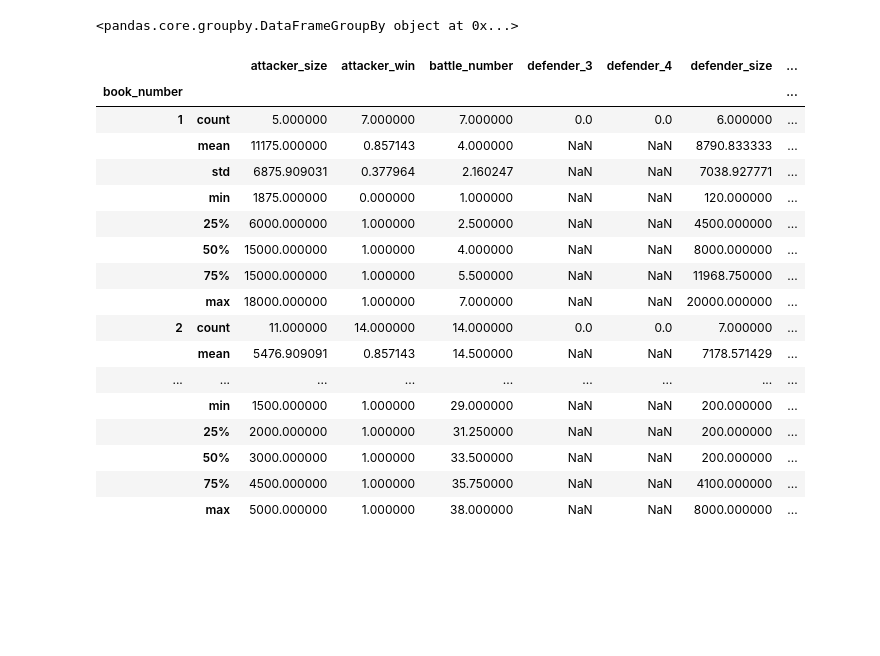
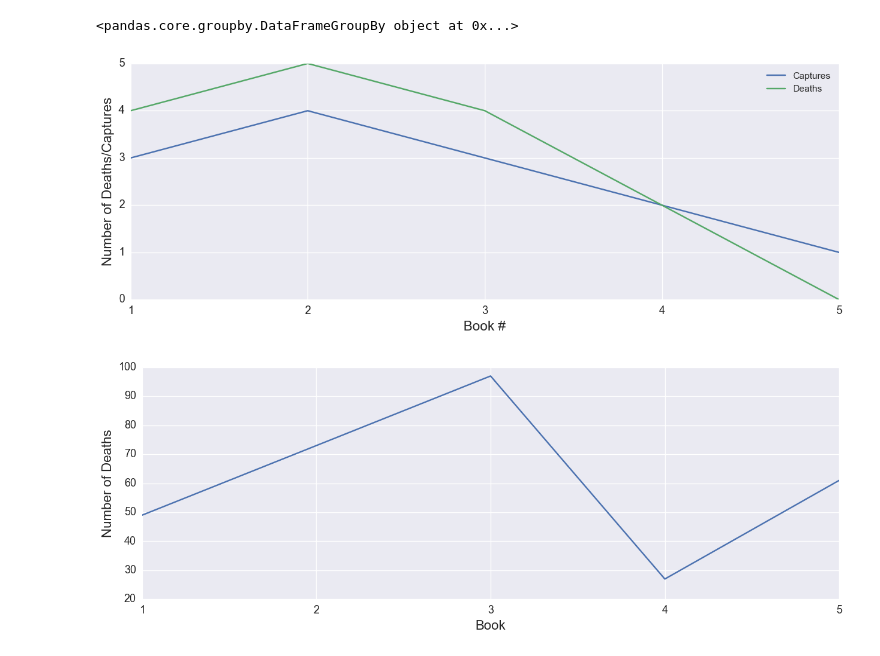
Before and after one commit to suryagram/game-of-thrones-deaths, a Jupyter notebook: BattleAnalysis.ipynb, the cells around one changed output. Drawn from its saved outputs; the diff is of its cells as text; code cells hidden in the pictures; blank space fills up the shorter version.

Commit message:
Added all the analysis of the Battles. Finished kNN

```diff
--- a/BattleAnalysis.ipynb
+++ b/BattleAnalysis.ipynb
@@ -17,25 +21,3 @@ plt.rcParams["axes.labelsize"] = 16.
 plt.rcParams["xtick.labelsize"] = 13.
 plt.rcParams["ytick.labelsize"] = 13.
 plt.rcParams["legend.fontsize"] = 11.
-# %%
-battles_by_book = battles.groupby(battles.columns[3])
-battles_by_book.describe()
-# %% [output]
-|  |  | attacker_size | attacker_win | battle_number | defender_3 | defender_4 | defender_size | ... |
-| book_number |  |  |  |  |  |  |  | ... |
-| 1 | count | 5.000000 | 7.000000 | 7.000000 | 0.0 | 0.0 | 6.000000 | ... |
-|  | mean | 11175.000000 | 0.857143 | 4.000000 | NaN | NaN | 8790.833333 | ... |
-|  | std | 6875.909031 | 0.377964 | 2.160247 | NaN | NaN | 7038.927771 | ... |
-|  | min | 1875.000000 | 0.000000 | 1.000000 | NaN | NaN | 120.000000 | ... |
-|  | 25% | 6000.000000 | 1.000000 | 2.500000 | NaN | NaN | 4500.000000 | ... |
-|  | 50% | 15000.000000 | 1.000000 | 4.000000 | NaN | NaN | 8000.000000 | ... |
-|  | 75% | 15000.000000 | 1.000000 | 5.500000 | NaN | NaN | 11968.750000 | ... |
-|  | max | 18000.000000 | 1.000000 | 7.000000 | NaN | NaN | 20000.000000 | ... |
-| 2 | count | 11.000000 | 14.000000 | 14.000000 | 0.0 | 0.0 | 7.000000 | ... |
-|  | mean | 5476.909091 | 0.857143 | 14.500000 | NaN | NaN | 7178.571429 | ... |
-| ... | ... | ... | ... | ... | ... | ... | ... | ... |
-|  | min | 1500.000000 | 1.000000 | 29.000000 | NaN | NaN | 200.000000 | ... |
-|  | 25% | 2000.000000 | 1.000000 | 31.250000 | NaN | NaN | 200.000000 | ... |
-|  | 50% | 3000.000000 | 1.000000 | 33.500000 | NaN | NaN | 200.000000 | ... |
-|  | 75% | 4500.000000 | 1.000000 | 35.750000 | NaN | NaN | 4100.000000 | ... |
-|  | max | 5000.000000 | 1.000000 | 38.000000 | NaN | NaN | 8000.000000 | ... |
@@ -41,0 +29,26 @@ battles_by_book.describe()
+# %%
+plt.figure(figsize=(15,5))
+ax = plt.subplot(111)
+width=0.5
+battles_by_book = battles.groupby(battles.columns[3])
+p1 = plt.plot(battles_by_book['major_capture','major_death'].sum())
+ax.set(ylabel = 'Number of Deaths/Captures', xlabel = 'Book #', xticks=[1,2,3,4,5])
+ax.legend(['Captures', 'Deaths'])
+plt.show()
+# %% [output]
+[figure, added]
+# %%
+# We wanted to compare these Battle Deaths to the overall Deaths in the books.
+# As we can see, there is a similarity in the fact that the number of killings by
+# the author decreases after book 3.
+
+char_death_by_book = char_deaths.groupby(char_deaths.columns[3])
+bookdeaths = char_death_by_book['Name'].count()
+plt.figure(figsize=(15,5))
+ax = plt.subplot(111)
+width=0.5
+p2 = plt.plot(bookdeaths)
+ax.set(ylabel = 'Number of Deaths', xlabel = 'Book', xticks=[1,2,3,4,5])
+plt.show()
+# %% [output]
+[figure, added]
```
Also changed, not shown: parts of 27 cells of this notebook.
